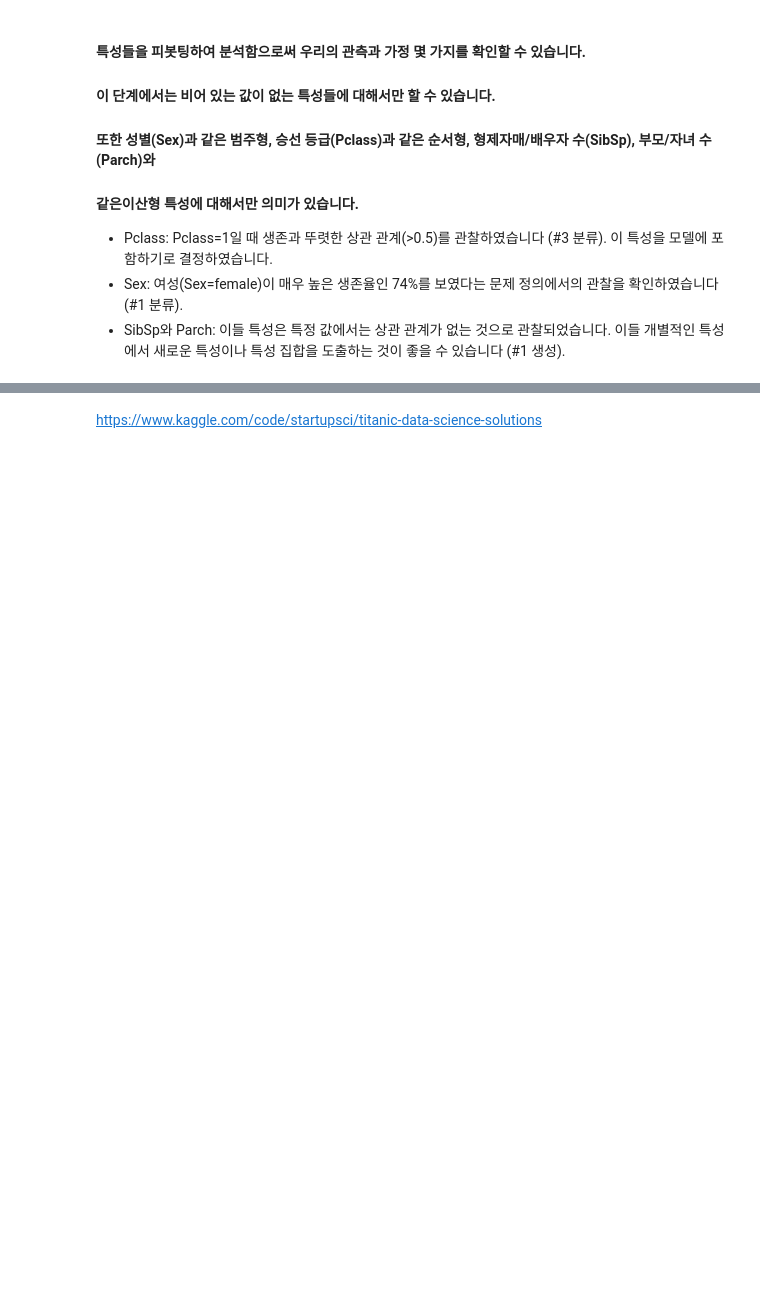
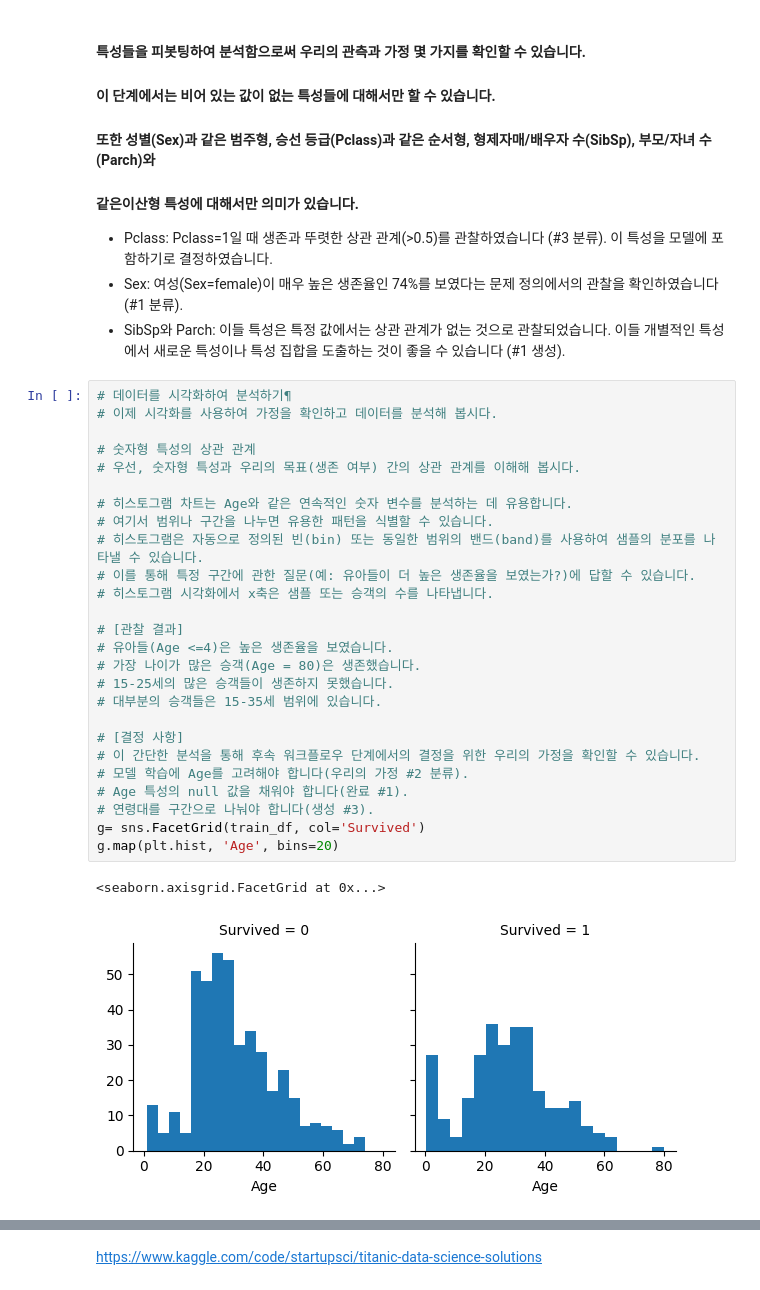
Before and after one commit to kim-bo-saeng/Data_analysis, a Jupyter notebook: titanic_classfication/titanic_analysis.ipynb, the cells around one changed output, grey strips where cells are left out. Cells and saved outputs as stored; diff of their text form; blank space fills up the shorter version.

```diff
--- a/titanic_classfication/titanic_analysis.ipynb
+++ b/titanic_classfication/titanic_analysis.ipynb
@@ -212,3 +212,32 @@ train_df[['SibSp','Survived']].groupby(['SibSp'], as_index=False).mean().sort_va
 - Pclass: Pclass=1일 때 생존과 뚜렷한 상관 관계(>0.5)를 관찰하였습니다 (#3 분류). 이 특성을 모델에 포함하기로 결정하였습니다.
 - Sex: 여성(Sex=female)이 매우 높은 생존율인 74%를 보였다는 문제 정의에서의 관찰을 확인하였습니다 (#1 분류).
 - SibSp와 Parch: 이들 특성은 특정 값에서는 상관 관계가 없는 것으로 관찰되었습니다. 이들 개별적인 특성에서 새로운 특성이나 특성 집합을 도출하는 것이 좋을 수 있습니다 (#1 생성).
+# %%
+# 데이터를 시각화하여 분석하기¶
+# 이제 시각화를 사용하여 가정을 확인하고 데이터를 분석해 봅시다.
+
+# 숫자형 특성의 상관 관계
+# 우선, 숫자형 특성과 우리의 목표(생존 여부) 간의 상관 관계를 이해해 봅시다.
+
+# 히스토그램 차트는 Age와 같은 연속적인 숫자 변수를 분석하는 데 유용합니다.
+# 여기서 범위나 구간을 나누면 유용한 패턴을 식별할 수 있습니다.
+# 히스토그램은 자동으로 정의된 빈(bin) 또는 동일한 범위의 밴드(band)를 사용하여 샘플의 분포를 나타낼 수 있습니다.
+# 이를 통해 특정 구간에 관한 질문(예: 유아들이 더 높은 생존율을 보였는가?)에 답할 수 있습니다.
+# 히스토그램 시각화에서 x축은 샘플 또는 승객의 수를 나타냅니다.
+
+# [관찰 결과]
+# 유아들(Age <=4)은 높은 생존율을 보였습니다.
+# 가장 나이가 많은 승객(Age = 80)은 생존했습니다.
+# 15-25세의 많은 승객들이 생존하지 못했습니다.
+# 대부분의 승객들은 15-35세 범위에 있습니다.
+
+# [결정 사항]
+# 이 간단한 분석을 통해 후속 워크플로우 단계에서의 결정을 위한 우리의 가정을 확인할 수 있습니다.
+# 모델 학습에 Age를 고려해야 합니다(우리의 가정 #2 분류).
+# Age 특성의 null 값을 채워야 합니다(완료 #1).
+# 연령대를 구간으로 나눠야 합니다(생성 #3).
+g= sns.FacetGrid(train_df, col='Survived')
+g.map(plt.hist, 'Age', bins=20)
+# %% [output]
+<seaborn.axisgrid.FacetGrid at 0x...>
+[figure, added]
```
Also changed, not shown: parts of 1 cell of this notebook.
